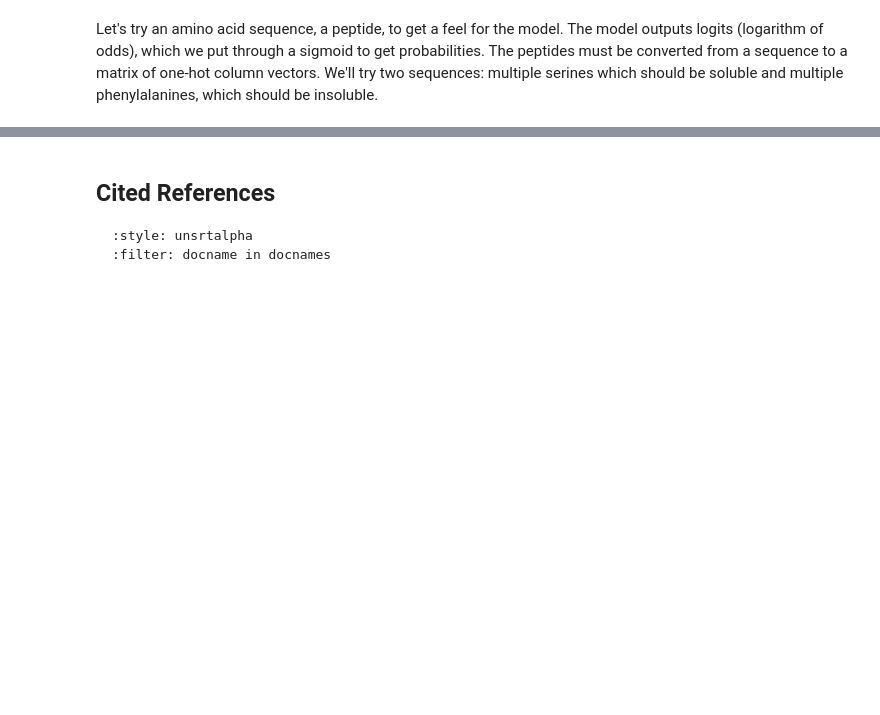
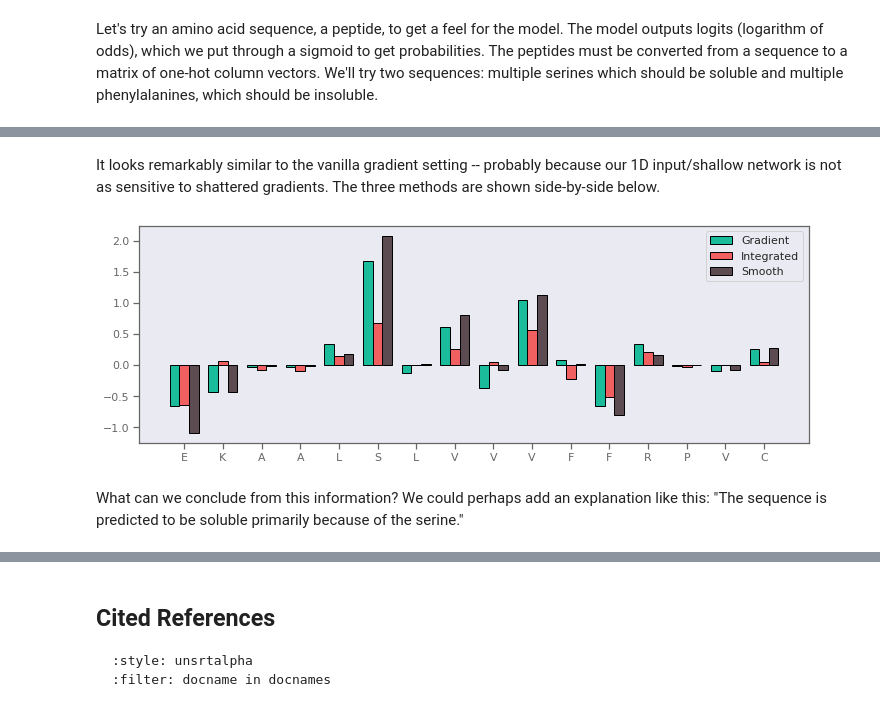
Before and after one commit to whitead/dmol-book, a Jupyter notebook: dl/xai.ipynb, the cells around one changed output, grey strips where cells are left out. Drawn from its saved outputs; the diff is of its cells as text; code cells hidden in the pictures; blank space fills up the shorter version.

```diff
--- a/dl/xai.ipynb
+++ b/dl/xai.ipynb
@@ -301,0 +342,17 @@ plot_grad(sg, s)
+# %% [markdown]
+It looks remarkably similar to the vanilla gradient setting -- probably because our 1D input/shallow network is not as sensitive to shattered gradients. The three methods are shown side-by-side below.
+# %%
+heights = []
+plt.figure(figsize=(12,4))
+x = np.arange(len(s))
+for i,(gi,l) in enumerate(zip([g, ig, sg], ['Gradient', 'Integrated', 'Smooth'])):
+    h = gi[0, np.arange(len(s)), list(map(ALPHABET.index,s))]
+    plt.bar(x + i/4 - 1/4, h, width=1/4, edgecolor='black', label=l)
+plt.gca().set_xticks(range(len(s)))
+plt.gca().set_xticklabels(s)
+plt.legend()
+plt.show()
+# %% [output]
+[figure, added]
+# %% [markdown]
+What can we conclude from this information? We could perhaps add an explanation like this: "The sequence is predicted to be soluble primarily because of the serine."
```
Also changed, not shown: parts of 20 cells of this notebook, 1 other file.
